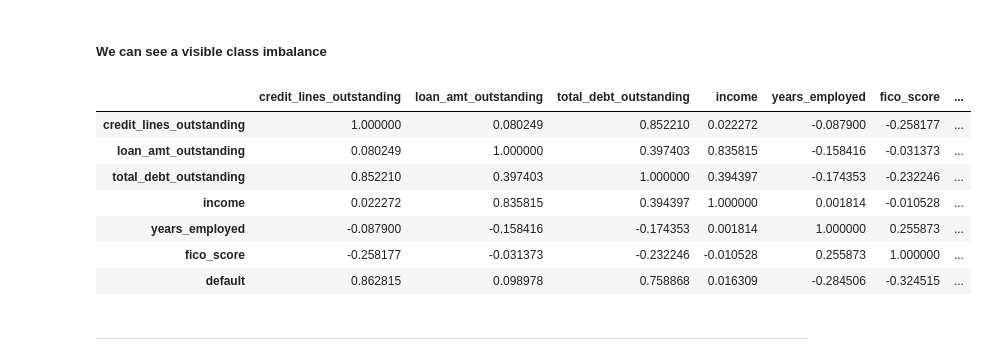
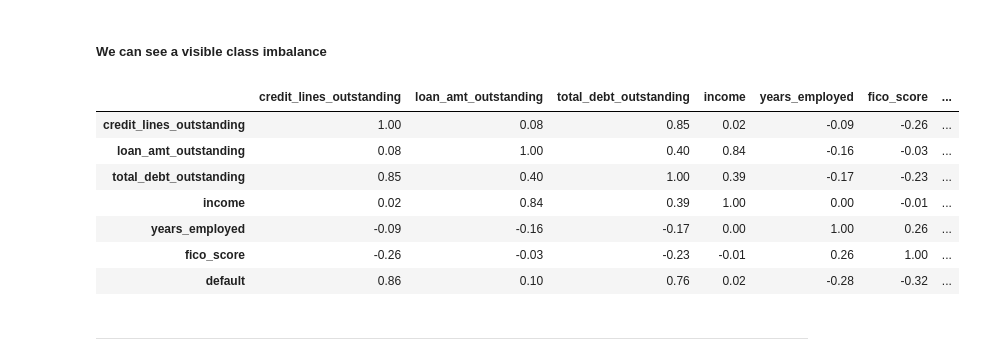
Before and after one commit to Medkallel/Loan-Default-Prediction, a Jupyter notebook: Exploratory_Data_Analysis.ipynb, the cells around one changed output. Cells and saved outputs as stored; diff of their text form; code cells hidden in the pictures.

Commit message:
Added corr_matrix

```diff
--- a/Exploratory_Data_Analysis.ipynb
+++ b/Exploratory_Data_Analysis.ipynb
@@ -99,17 +99,17 @@ px.box(df, x="fico_score", color="default", title="Fico Score Distribution")
 # %%
 px.box(df, x="years_employed", color="default", title="Employment years Distribution")
 # %%
-corr_matrix=df.corr()
+corr_matrix=df.corr().round(2)
 corr_matrix
 # %% [output]
 |  | credit_lines_outstanding | loan_amt_outstanding | total_debt_outstanding | income | years_employed | fico_score | ... |
-| credit_lines_outstanding | 1.000000 | 0.080249 | 0.852210 | 0.022272 | -0.087900 | -0.258177 | ... |
-| loan_amt_outstanding | 0.080249 | 1.000000 | 0.397403 | 0.835815 | -0.158416 | -0.031373 | ... |
-| total_debt_outstanding | 0.852210 | 0.397403 | 1.000000 | 0.394397 | -0.174353 | -0.232246 | ... |
-| income | 0.022272 | 0.835815 | 0.394397 | 1.000000 | 0.001814 | -0.010528 | ... |
-| years_employed | -0.087900 | -0.158416 | -0.174353 | 0.001814 | 1.000000 | 0.255873 | ... |
-| fico_score | -0.258177 | -0.031373 | -0.232246 | -0.010528 | 0.255873 | 1.000000 | ... |
-| default | 0.862815 | 0.098978 | 0.758868 | 0.016309 | -0.284506 | -0.324515 | ... |
+| credit_lines_outstanding | 1.00 | 0.08 | 0.85 | 0.02 | -0.09 | -0.26 | ... |
+| loan_amt_outstanding | 0.08 | 1.00 | 0.40 | 0.84 | -0.16 | -0.03 | ... |
+| total_debt_outstanding | 0.85 | 0.40 | 1.00 | 0.39 | -0.17 | -0.23 | ... |
+| income | 0.02 | 0.84 | 0.39 | 1.00 | 0.00 | -0.01 | ... |
+| years_employed | -0.09 | -0.16 | -0.17 | 0.00 | 1.00 | 0.26 | ... |
+| fico_score | -0.26 | -0.03 | -0.23 | -0.01 | 0.26 | 1.00 | ... |
+| default | 0.86 | 0.10 | 0.76 | 0.02 | -0.28 | -0.32 | ... |
 # %%
 import plotly.express as px
 # Create heatmap with plotly
```
